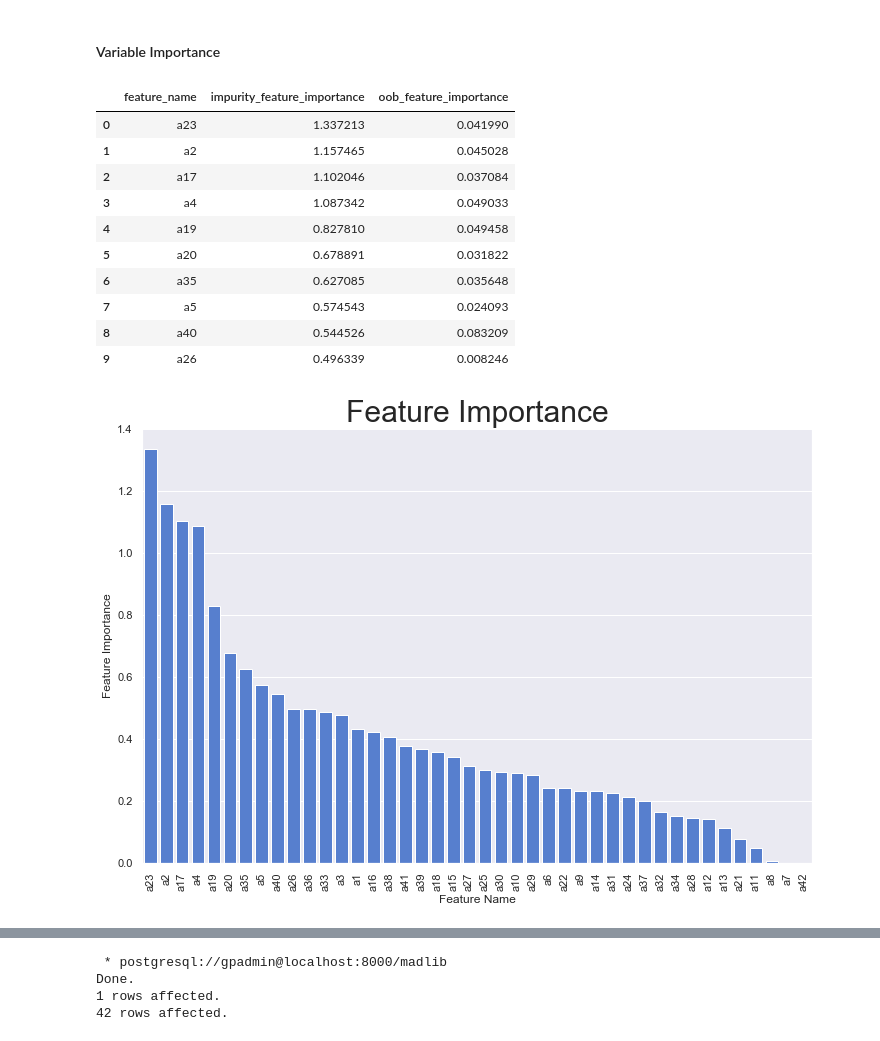
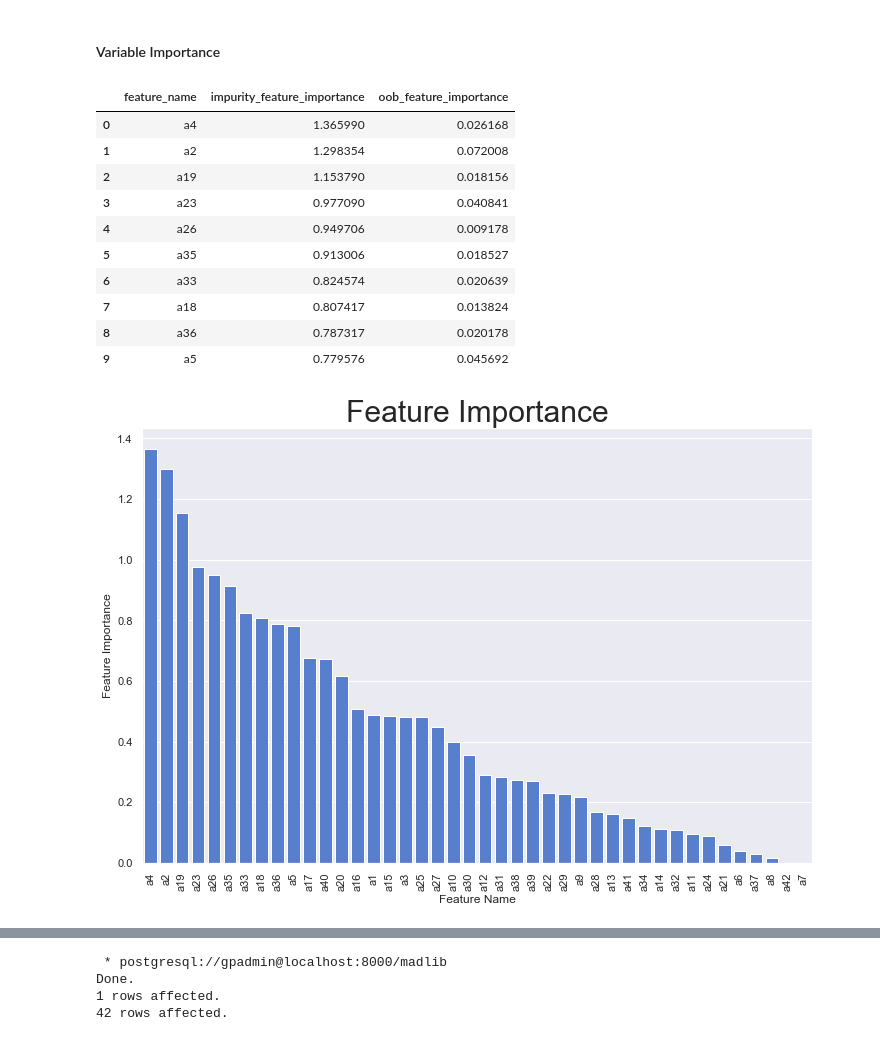
Before and after one commit to reductionista/madlib-site, a Jupyter notebook: community-artifacts/network_anomaly_v3.ipynb, the cells around one changed output, grey strips where cells are left out. Cells and saved outputs as stored; diff of their text form; code cells hidden in the pictures.

```diff
--- a/community-artifacts/network_anomaly_v3.ipynb
+++ b/community-artifacts/network_anomaly_v3.ipynb
@@ -1637,0 +1670,13 @@ Done.
+# %%
+%%sql
+DROP TABLE IF EXISTS balanced3_train, balanced3_test;
+SELECT madlib.train_test_split(
+                                'training_data_sample3',    -- Source table
+                                'balanced3',            -- Output table
+                                0.8,       -- Sample proportion
+                                NULL,       -- Sample proportion
+                                NULL,       -- Strata definition
+                                NULL,       -- Columns to output
+                                FALSE,     -- Sample without replacement
+                                TRUE);    -- Separate output tables
+SELECT y,COUNT(*) FROM balanced3_train GROUP BY y;
@@ -1695,31 +1784,31 @@ Done.
 <a id="rf_variable_importance"></a>
 #### Variable Importance
 # %%
-query = """SET search_path=network_anomaly_run2, madlib;
+query = """SET search_path=network_anomaly_run3, madlib;
     SELECT unnest(string_to_array(independent_varnames,',')) AS feature_name
           ,unnest(impurity_var_importance) AS impurity_feature_importance
           ,unnest(oob_var_importance) AS oob_feature_importance
-    FROM rf_model2_group l
-        ,rf_model2_summary r
+    FROM rf_model3_group l
+        ,rf_model3_summary r
     ORDER BY 2 DESC
 """
 
 df = query_gpdb(query)
 ipd.display(df.head(10))
 bar_plot(df,"Feature Importance","feature_name",'Feature Name',"impurity_feature_importance","Feature Importance", "#4378E2")
 # %% [output]
 |  | feature_name | impurity_feature_importance | oob_feature_importance |
-| 0 | a23 | 1.337213 | 0.041990 |
-| 1 | a2 | 1.157465 | 0.045028 |
-| 2 | a17 | 1.102046 | 0.037084 |
-| 3 | a4 | 1.087342 | 0.049033 |
-| 4 | a19 | 0.827810 | 0.049458 |
-| 5 | a20 | 0.678891 | 0.031822 |
-| 6 | a35 | 0.627085 | 0.035648 |
-| 7 | a5 | 0.574543 | 0.024093 |
-| 8 | a40 | 0.544526 | 0.083209 |
-| 9 | a26 | 0.496339 | 0.008246 |
+| 0 | a4 | 1.365990 | 0.026168 |
+| 1 | a2 | 1.298354 | 0.072008 |
+| 2 | a19 | 1.153790 | 0.018156 |
+| 3 | a23 | 0.977090 | 0.040841 |
+| 4 | a26 | 0.949706 | 0.009178 |
+| 5 | a35 | 0.913006 | 0.018527 |
+| 6 | a33 | 0.824574 | 0.020639 |
+| 7 | a18 | 0.807417 | 0.013824 |
+| 8 | a36 | 0.787317 | 0.020178 |
+| 9 | a5 | 0.779576 | 0.045692 |
-[figure, old version]
+[figure, new version]
 # %%
 bar_plot(df,"Feature Importance","feature_name",'Feature Name',"oob_feature_importance","Feature Importance", "#4378E2")
 # %% [output]
```
Also changed, not shown: parts of 28 cells of this notebook, 6 other files.
